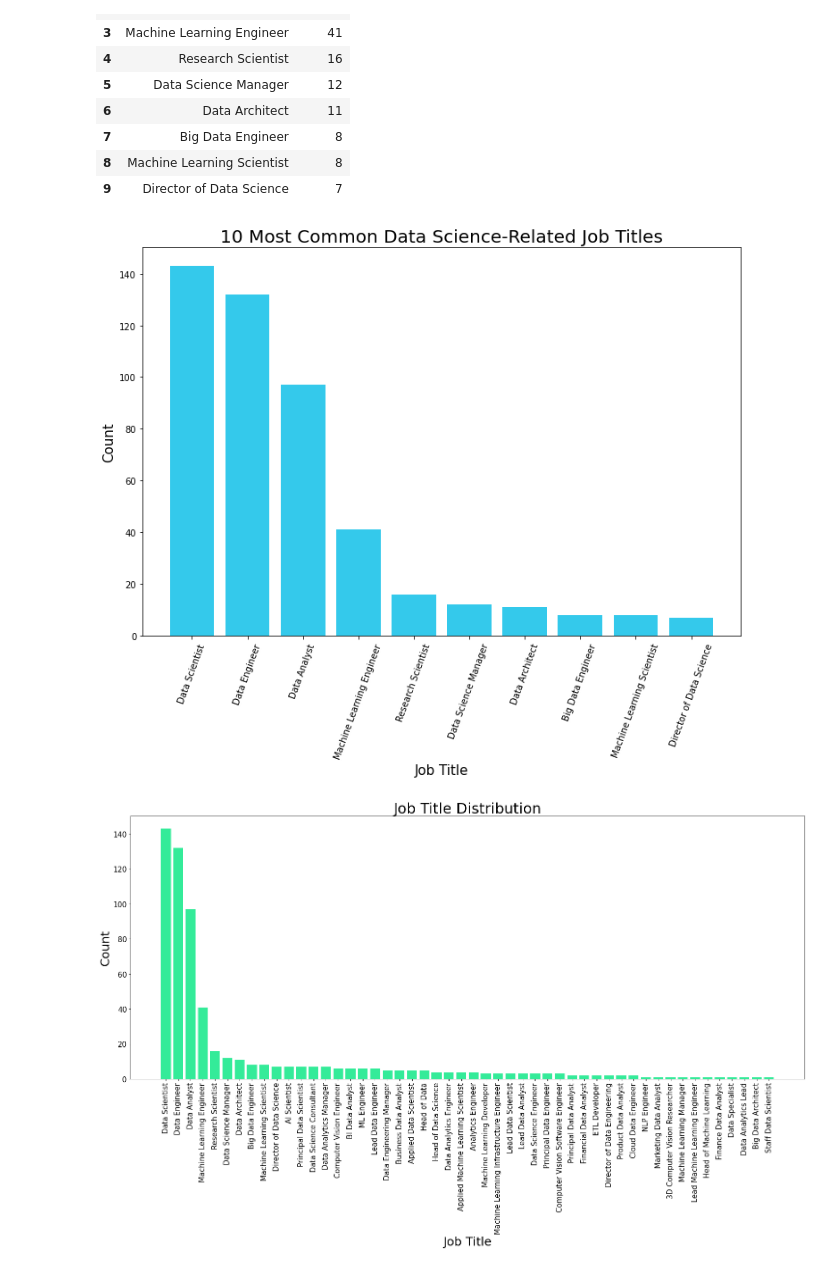
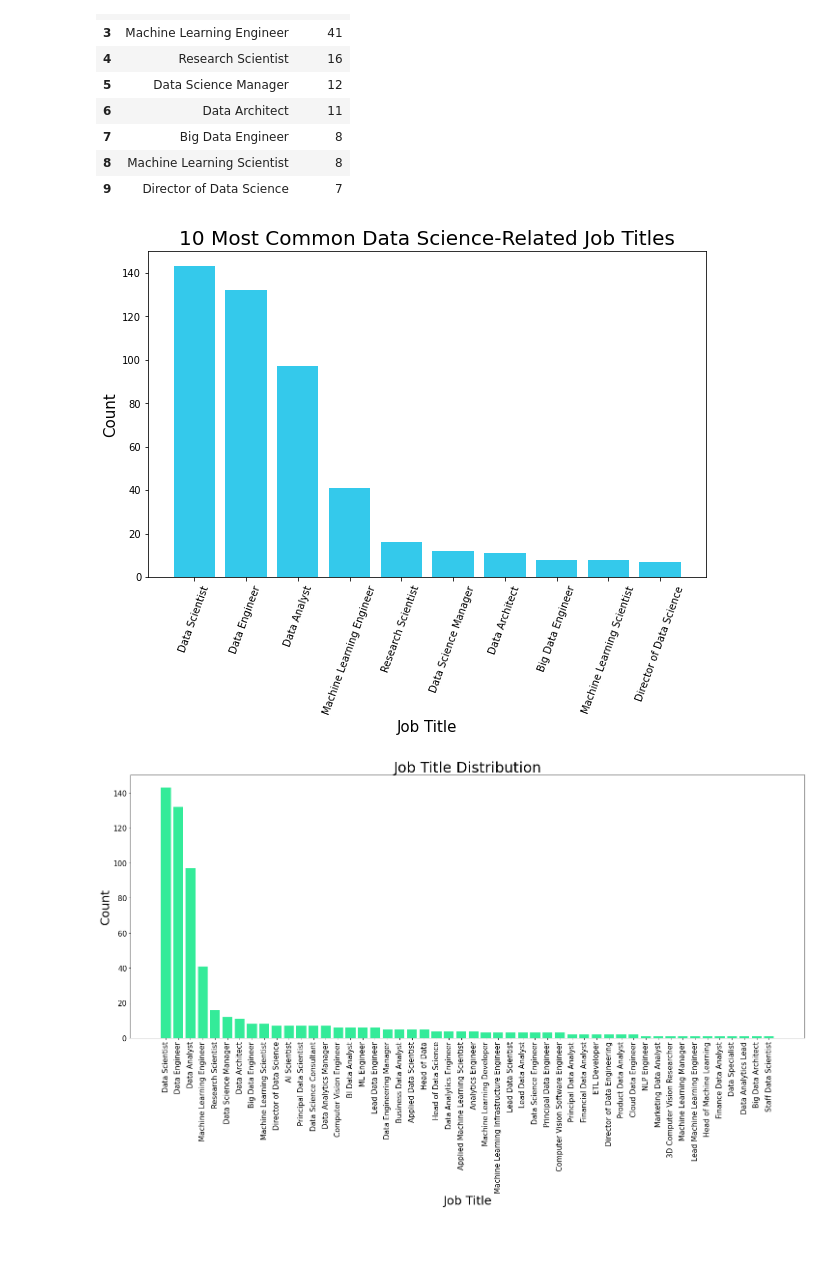
Before and after one commit to leena-kang/DS_Salary_EDA, a Jupyter notebook: EDA_Data_Salary.ipynb, the cells around one changed output. Drawn from its saved outputs; the diff is of its cells as text; code cells hidden in the pictures; blank space fills up the shorter version.

Commit message:
DS Salary EDA

```diff
--- a/EDA_Data_Salary.ipynb
+++ b/EDA_Data_Salary.ipynb
@@ -79,0 +81,8 @@ dtype: int64
+# %%
+plt.figure(figsize=(10,8))
+
+sns.set_style('darkgrid')
+sns.histplot(data = df, x = 'salary_in_usd', hue = 'work_year', palette='Set1', kde = True)
+plt.title('Salary Distribution Across Work Years', fontsize = 18)
+plt.xlabel('Salary', fontsize = 12)
+plt.ylabel('Count', fontsize = 12)
@@ -79,0 +92,7 @@ dtype: int64
+# %%
+plt.figure(figsize=(10,8))
+sns.set_style('darkgrid')
+sns.countplot(df['work_year'], palette='Set3')
+plt.title('Counts Across Work Years', fontsize = 15)
+plt.xlabel('Work Year', fontsize = 12)
+plt.ylabel('Count', fontsize = 12)
@@ -79,0 +104,4 @@ dtype: int64
+# %%
+df['Count'] = 1
+work_year = df.groupby(['work_year']).sum().reset_index()
+work_year
@@ -110,17 +160,17 @@ common_job
 | 8 | Machine Learning Scientist | 8 |
 | 9 | Director of Data Science | 7 |
 # %%
-plt.figure(figsize=(12,8))
+plt.figure(figsize=(10,6))
 plt.bar(common_job.job_title, common_job.Count, color = '#34c9eb')
 
 plt.xticks(rotation = 70)
 plt.title('10 Most Common Data Science-Related Job Titles', fontsize = 20)
 plt.xlabel('Job Title', fontsize = 15)
 plt.ylabel('Count', fontsize = 15)
 
 plt.show()
 # %% [output]
-[figure, old version]
+[figure, new version]
 # %%
 all_jobs = df.groupby('job_title').sum(['Count'])
 all_jobs = all_jobs['Count'].reset_index()
```
Also changed, not shown: parts of 19 cells of this notebook.
